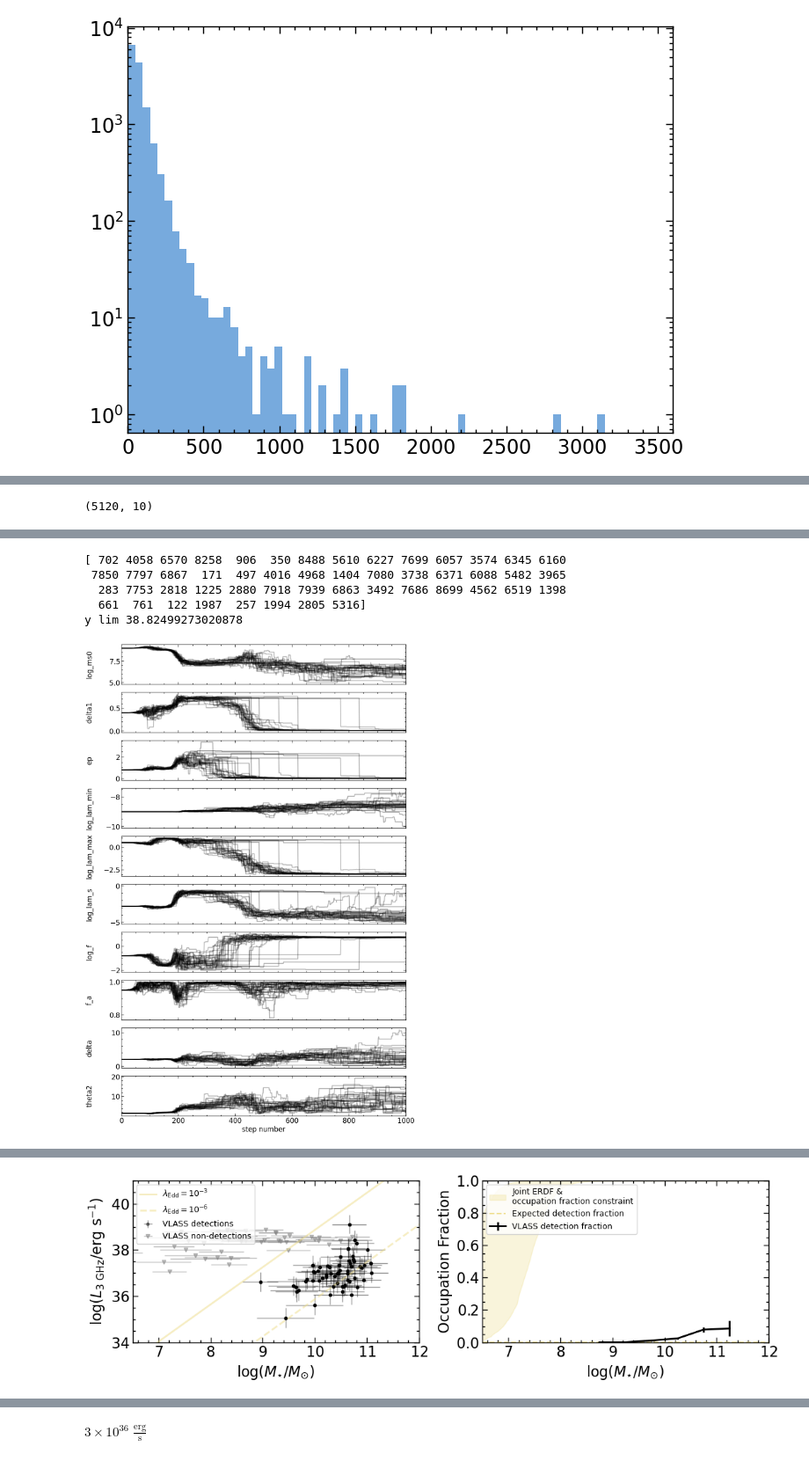
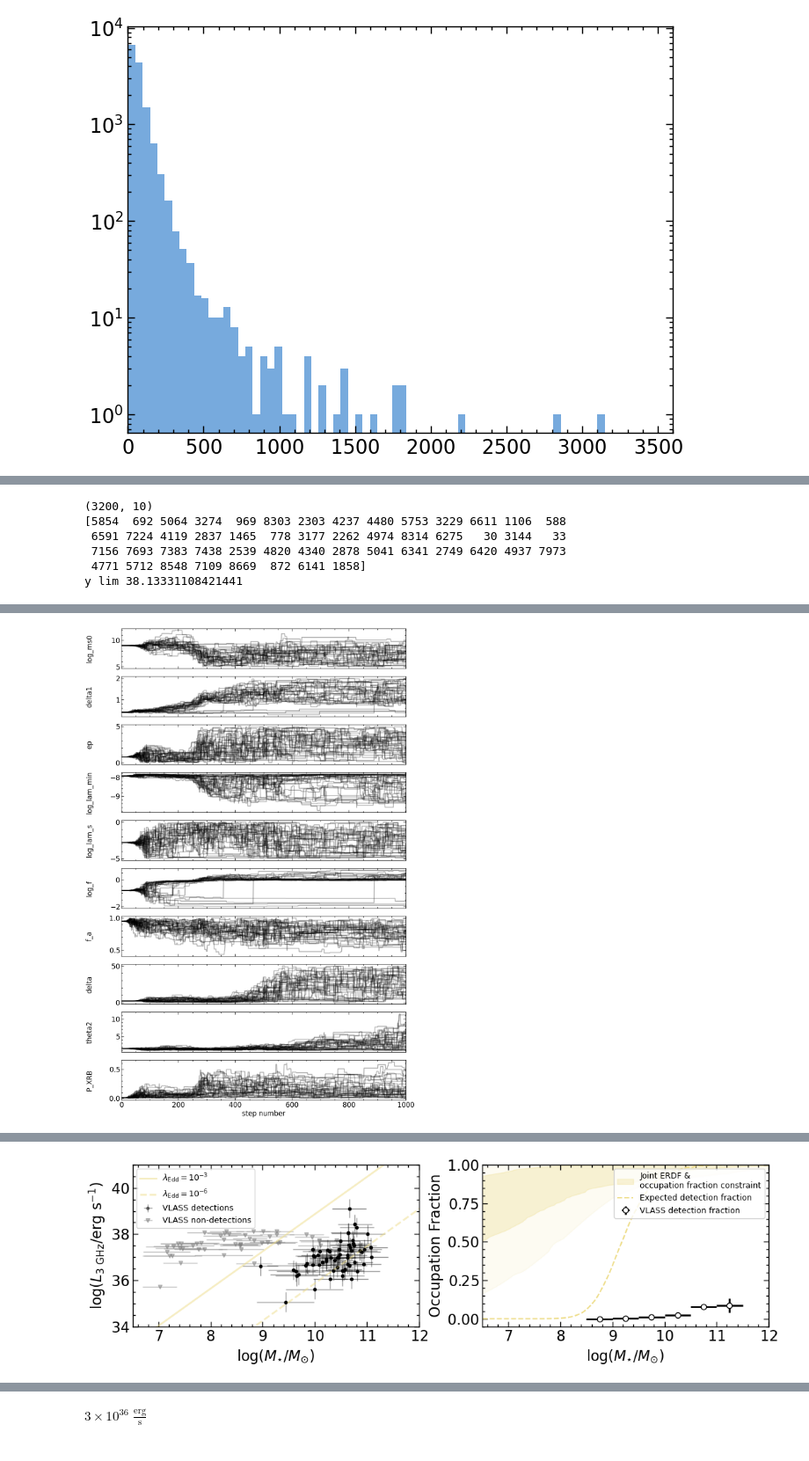
Before and after one commit to burke86/imbh_demographics, a Jupyter notebook: vla.ipynb, the cells around one changed output, grey strips where cells are left out. Shown at 88% size. Saved outputs shown, nothing was run; the diff lists cells and outputs as text; code cells hidden in the pictures.

Commit message:
working likelihood

```diff
--- a/vla.ipynb
+++ b/vla.ipynb
@@ -641,30 +769,32 @@ nll = lambda *args: -log_likelihood_init(*args)
 args_global = (x, y, xerr, yerr, logLIR, logLIRerr, d25, n, p_obs)
 def log_probability(theta):
     x, y, xerr, yerr, logLIR, logLIRerr, d25, n, p_obs = args_global
-    lp = log_prior(theta)
+    log_lam = y + 1 - 38.2 - (x - 4)
+    lp = log_prior(theta, log_lam, yerr)
     ll = log_likelihood(theta, x, y, xerr, yerr, logLIR, logLIRerr, d25, n, p_obs)
+    #ll = __log_likelihood(theta, x, y, xerr, yerr, logLIR, logLIRerr, d25, n, p_obs) # TEST
     if not np.isfinite(lp) or not np.isfinite(ll):
         return -np.inf
     return lp + ll
-
-#      logms0, llm, beta,  llc  log_f,  f_a, delta, theta
-#pos = [10, -9, 0.2, -2.0, -0.8, 0.2, 1, 1]
 
 x_bh = 7.43 + 1.61*(x - np.log10(3e10)) # 0.81
 BC = 3 # Bolometric correction
 log_lam = y + BC - 38.2 - x_bh # residual
 
-# log_ms0, delta1, ep, log_lam_min, log_lam_max, log_lam_s, log_f, f_a, delta, theta2 = theta
-pos = [9.0, 0.4,  0.8, np.min(log_lam[yerr > 0]), np.max(log_lam[yerr > 0]),         -2.8,      -0.8,  0.95,  2,   1.5]
-pos = np.array(pos) #+ 1e-4 * np.random.randn(32, len(pos))
+# log_ms0, delta1, ep, log_lam_min,                log_lam_s, log_f, f_a, delta, theta2, P_XRB = theta
+pos = [9.0, 0.4,  0.8, np.min(log_lam[yerr > 0])-1, -2.8,      -0.8,  0.95,  2,   1.5, 0.01]
+pos = np.array(pos) + 1e-4 * np.random.randn(32, len(pos))
 nwalkers, ndim = pos.shape
 
 ncpu = 1
 
 # Sampler
 if ncpu > 1:
-    with Pool() as pool:
-        sampler = emcee.EnsembleSampler(nwalkers, ndim, log_probability, pool=pool)
+    with mp.Pool(ncpu) as pool:
+        sampler = emcee.EnsembleSampler(nwalkers, ndim, log_probability, pool=pool, moves=[
+        (emcee.moves.DEMove(), 0.8),
+        (emcee.moves.DESnookerMove(), 0.2),
+        ],)
         sampler.run_mcmc(pos, nsamp, progress=True);
 else:
     sampler = emcee.EnsembleSampler(nwalkers, ndim, log_probability, moves=[
@@ -678,7 +808,7 @@ fig, axes = plt.subplots(ndim, figsize=(12, 20), sharex=True)
 samples = sampler.get_chain()
 
 #labels = [r"$\log(M_{\star,0}/M_{\odot})$", r"$llm$ ", r"$\beta$", 'lambdac', r"$\sigma$ [dex]", r"$f_a$", r"$\log a$", 'pl1']
-labels = ['log_ms0', 'delta1', 'ep', 'log_lam_min', 'log_lam_max', 'log_lam_s', 'log_f', 'f_a', 'delta', 'theta2']
+labels = ['log_ms0', 'delta1', 'ep', 'log_lam_min', 'log_lam_s', 'log_f', 'f_a', 'delta', 'theta2', 'P_XRB']
 
 for i in range(ndim):
     ax = axes[i]
@@ -696,8 +826,8 @@ flat_samples = sampler.get_chain(discard=nburn, thin=5, flat=True)
 print(flat_samples.shape)
 
 # Corner
-flat_samples[:,6] = np.exp(2*flat_samples[:,6]) # sigma
-fig_corner = corner.corner(flat_samples, labels=labels, quantiles=[0.16, 0.84], color=color, show_titles=True)
+flat_samples[:,5] = np.exp(2*flat_samples[:,5]) # sigma
+fig_corner = corner.corner(flat_samples, labels=labels, color=color, show_titles=True)
 
 # TODO::::: Increase the 1st column limit + 1 and use 95th percentile
 
@@ -740,58 +870,60 @@ axes[0].plot(x_eval, y_eval-6, color=color, alpha=0.5, zorder=2, linestyle='dash
 # Occupation fraction
 foccs = np.zeros([len(flat_samples), len(x_eval)])
 for i, s in enumerate(flat_samples):
-    foccs[i,:] = 1/(1 + s[8] * np.exp(-s[9]*(x_eval - s[0])))**(1/s[8])
+    foccs[i,:] = 1/(1 + s[7] * np.exp(-s[8]*(x_eval - s[0])))**(1/s[7])
 
 #axes[1].plot(x_eval + xp, f_occ_low, color, alpha=0.1)
 axes[1].fill_between(x_eval, np.percentile(foccs, 16, axis=0),  np.percentile(foccs, 84, axis=0), color=color, alpha=0.3,
                         label=r'Joint ERDF &'+'\n'+'occupation fraction constraint')
+axes[1].fill_between(x_eval, np.percentile(foccs, 5, axis=0),  np.percentile(foccs, 95, axis=0), color=color, alpha=0.1)
 
 # Histogram
 hist_det, bin_edges = np.histogram(x[yerr>0], bins=np.arange(5, 13, 0.5))
 hist_all, bin_edges = np.histogram(x,  bins=np.arange(5, 13, 0.5))
 frac_det = hist_det/hist_all
 bincenter = (bin_edges[:-1] + bin_edges[1:]) / 2
-axes[1].errorbar(bincenter[hist_det>0], scale_hist * 1 * frac_det[hist_det>0],
+axes[1].errorbar(bincenter[hist_det>0], scale_hist * 1 * frac_det[hist_det>0], xerr=0.5/2,
                     yerr=scale_hist*st.binom.std(hist_all[hist_det>0], frac_det[hist_det>0])/hist_all[hist_det>0],
-                    color="k", capsize=0, label='VLASS detection fraction')
+                    color="k", capsize=0, linestyle='none', marker='o', mfc='w', label='VLASS detection fraction')
 
 
 # Expectation fraction
-y_lim = np.percentile(y[(yerr<0)], 95) #+ 2.5
+y_lim = np.percentile(y[(yerr<0)], 95)
 
 delta1 = np.median(flat_samples[:,1])
 ep = np.median(flat_samples[:,2])
 log_lam_min = np.median(flat_samples[:,3])
-log_lam_max = np.median(flat_samples[:,4])
-lam_s = 10**np.median(flat_samples[:,5])
+lam_s = 10**np.median(flat_samples[:,4])
 
 dlogl = 0.1
-log_lam_eval = np.arange(log_lam_min, 1, dlogl)
+log_lam_eval = np.arange(log_lam_min, np.max(log_lam), dlogl)
 lam_eval = 10**log_lam_eval
 dlam_eval = np.diff(lam_eval)
 print('y lim', y_lim)
 
-lam_C = 10**np.arange(log_lam_min, log_lam_max, 0.01)
 C = 1/trapezoid( ( (lam_eval/lam_s)**delta1 + (lam_eval/lam_s)**(delta1+ep) )**(-1), dx=np.diff(lam_eval))
-pdf = C * ( (lam_eval/lam_s)**delta1 + (lam_eval/lam_s)**(delta1+ep) )**(-1)
+pdf_pl = C * ( (lam_eval/lam_s)**delta1 + (lam_eval/lam_s)**(delta1+ep) )**(-1)
+# Convolve
+pdf_norm_int = st.norm.pdf(log_lam_eval[:, np.newaxis] - log_lam_eval, scale=0.5)
+pdf = trapezoid(pdf_pl * pdf_norm_int, dx=dlam_eval, axis=1)
 
 log_lam_lims = y_lim + BC - 38.2 - x_bh_eval
 
 fexp = np.zeros_like(x_bh_eval)
 for i, x_bhi in enumerate(x_bh_eval):
-    lam_int = 10**np.arange(log_lam_lims[i], log_lam_max, dlogl)
+    lam_int = 10**np.arange(log_lam_lims[i], np.max(log_lam), dlogl)
     log_lam_int = np.log10(lam_int)
-    fexp[i] = .1*trapezoid(np.interp(log_lam_int, log_lam_eval, pdf), dx=np.diff(lam_int)) / trapezoid(pdf, dx=np.diff(lam_eval))
+    fexp[i] = 1*trapezoid(np.interp(log_lam_int, log_lam_eval, pdf), dx=np.diff(lam_int)) / trapezoid(pdf, dx=np.diff(lam_eval))
 
 axes[1].plot(x_eval,  fexp, color=color, lw=1.5, linestyle='dashed', label=r'Expected detection fraction')
 
 axes[1].set_xlim([6.5, 12])
-axes[1].set_ylim([0, 1])
+axes[1].set_ylim([-0.05, 1])
 axes[1].set_xlabel(r"$\log(M_{\star} / M_{\odot})$")
 axes[1].set_ylabel(r"Occupation Fraction")
 
 axes[0].legend(fontsize=9, frameon=True, loc='upper left')
-axes[1].legend(fontsize=9, frameon=True, loc='upper left')
+axes[1].legend(fontsize=9, frameon=True, loc='upper right')
 
 ## IF you see nothing it means init is outside of prior bounds
 # or you have inf/nans in the data
@@ -800,4 +932,9 @@ fig.tight_layout()
 fig_corner.savefig('corner_vlass.pdf', dpi=300)
 fig.savefig('bhofradio.pdf', dpi=300)
 # %% [output]
-(5120, 10)
+(3200, 10)
+[5854  692 5064 3274  969 8303 2303 4237 4480 5753 3229 6611 1106  588
+ 6591 7224 4119 2837 1465  778 3177 2262 4974 8314 6275   30 3144   33
+ 7156 7693 7383 7438 2539 4820 4340 2878 5041 6341 2749 6420 4937 7973
+ 4771 5712 8548 7109 8669  872 6141 1858]
+y lim 38.13331108421441
@@ -811,6 +941 @@ WARNING:root:Too few points to create valid contours
-[ 702 4058 6570 8258  906  350 8488 5610 6227 7699 6057 3574 6345 6160
- 7850 7797 6867  171  497 4016 4968 1404 7080 3738 6371 6088 5482 3965
-  283 7753 2818 1225 2880 7918 7939 6863 3492 7686 8699 4562 6519 1398
-  661  761  122 1987  257 1994 2805 5316]
-y lim 38.82499273020878
-[figure, old version]
+[figure, new version]
@@ -818 +943 @@ y lim 38.82499273020878
-[figure, old version]
+[figure, new version]
```
Also changed, not shown: parts of 24 cells of this notebook, 1 other file.
